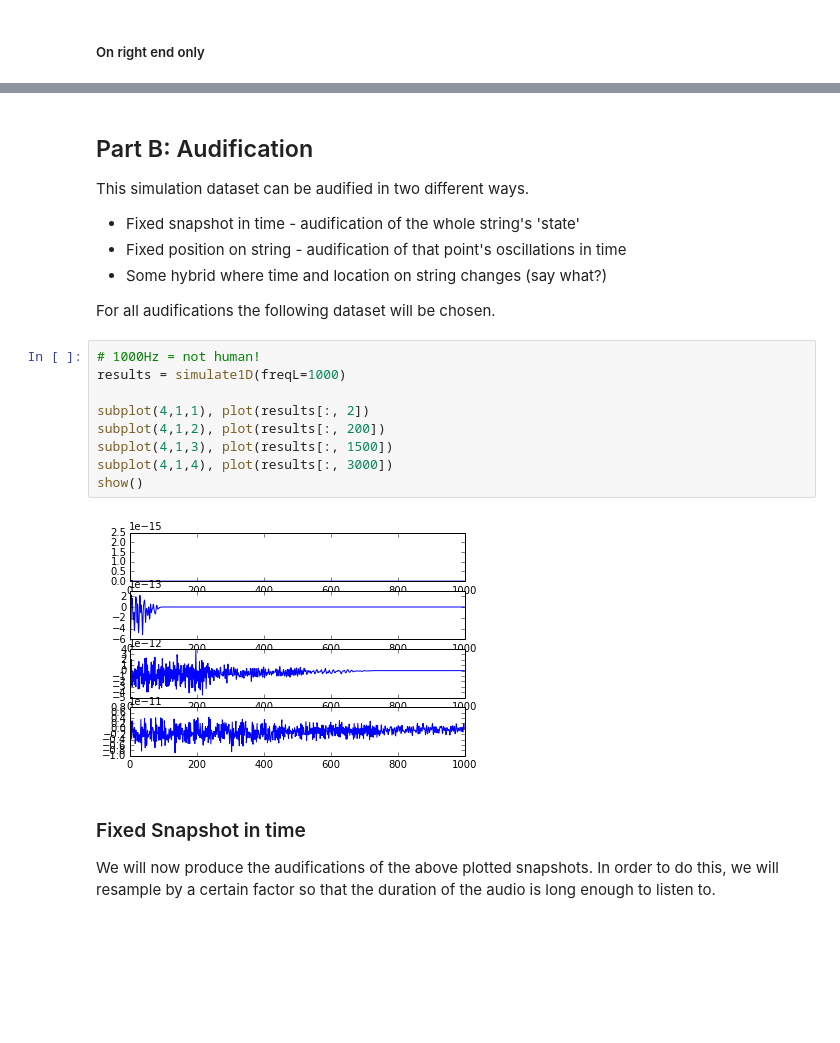
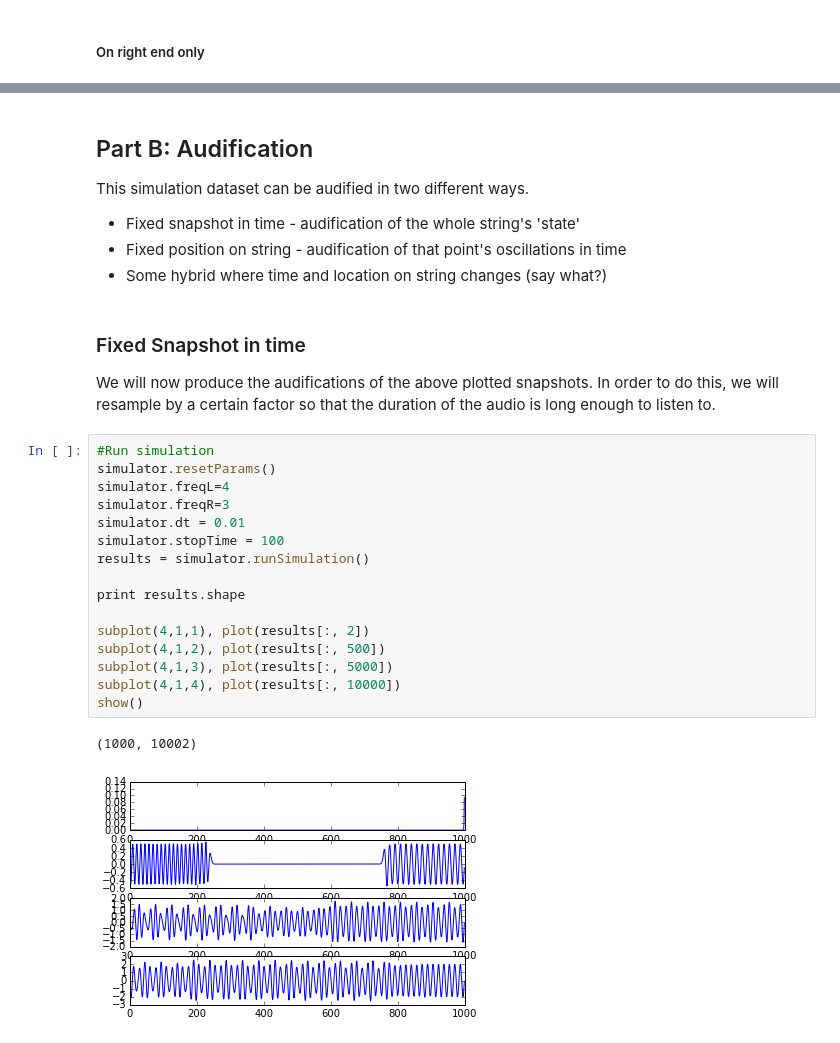
Before and after one commit to akshay1992/240F, a Jupyter notebook: hw1_1D-Wave-Simulation.ipynb, the cells around one changed output, grey strips where cells are left out. Drawn from its saved outputs; the diff is of its cells as text; blank space fills up the shorter version.

```diff
--- a/hw1_1D-Wave-Simulation.ipynb
+++ b/hw1_1D-Wave-Simulation.ipynb
@@ -172,22 +218,28 @@ This simulation dataset can be audified in two different ways.
 * Fixed snapshot in time - audification of the whole string's 'state'
 * Fixed position on string - audification of that point's oscillations in time
 * Some hybrid where time and location on string changes (say what?)
-
-For all audifications the following dataset will be chosen.
-# %%
-# 1000Hz = not human!
-results = simulate1D(freqL=1000)
-
-subplot(4,1,1), plot(results[:, 2])
-subplot(4,1,2), plot(results[:, 200])
-subplot(4,1,3), plot(results[:, 1500])
-subplot(4,1,4), plot(results[:, 3000])
-show()
-# %% [output]
-[figure, removed]
 # %% [markdown]
 ### Fixed Snapshot in time
 We will now produce the audifications of the above plotted snapshots. In order to do this, we will resample by a certain factor so that the duration of the audio is long enough to listen to.
+# %%
+#Run simulation
+simulator.resetParams()
+simulator.freqL=4
+simulator.freqR=3
+simulator.dt = 0.01
+simulator.stopTime = 100
+results = simulator.runSimulation()
+
+print results.shape
+
+subplot(4,1,1), plot(results[:, 2])
+subplot(4,1,2), plot(results[:, 500])
+subplot(4,1,3), plot(results[:, 5000])
+subplot(4,1,4), plot(results[:, 10000])
+show()
+# %% [output]
+(1000, 10002)
+[figure, added]
 # %%
 # Get data
 snap2 = results[:, 2]
```
Also changed, not shown: parts of 15 cells of this notebook.
